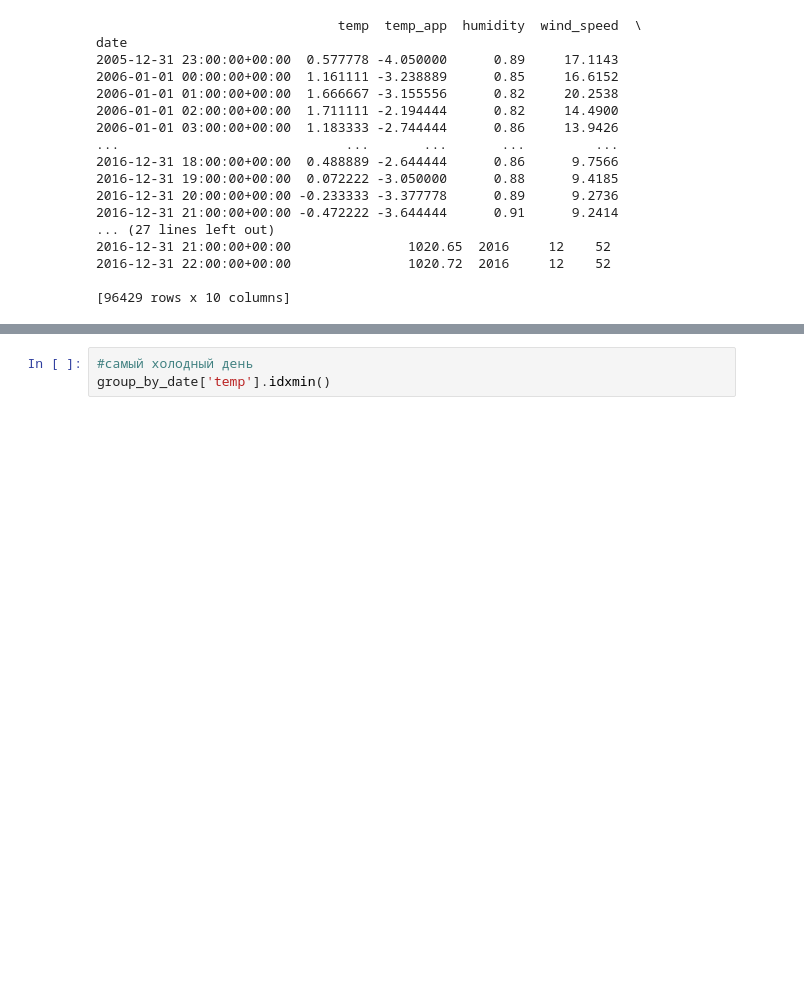
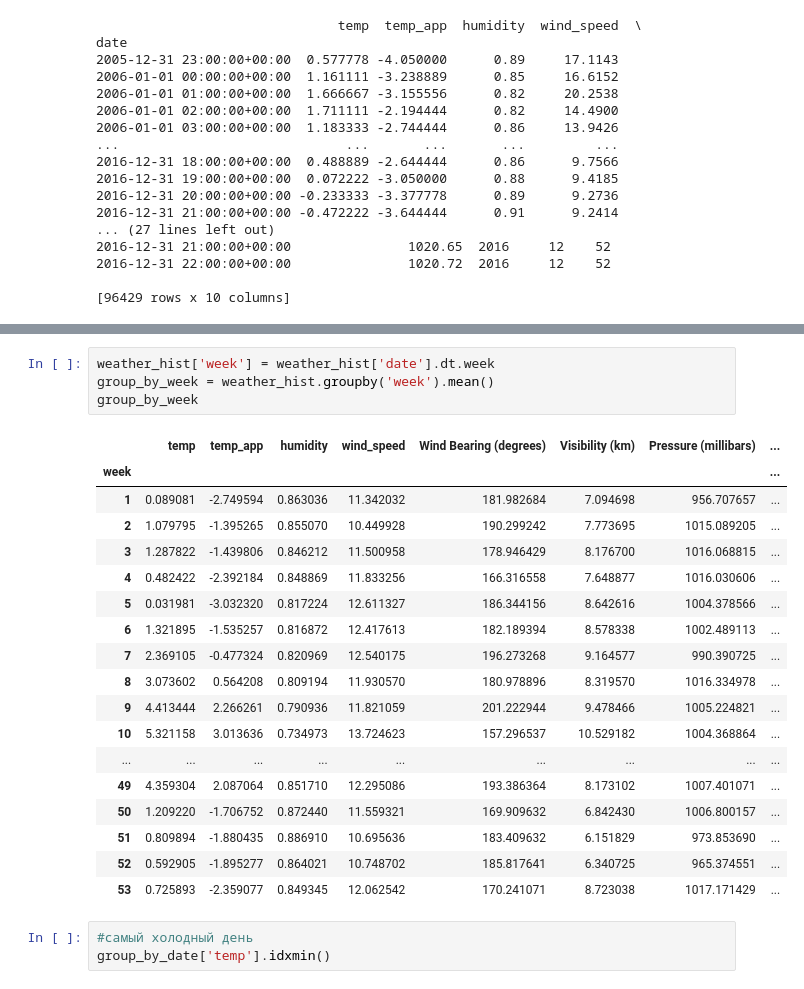
Before and after one commit to MacJei/comp_ling, a Jupyter notebook: ML_hw1.ipynb, the cells around one changed output, grey strips where cells are left out. Saved outputs shown, nothing was run; the diff lists cells and outputs as text; blank space fills up the shorter version.

```diff
--- a/ML_hw1.ipynb
+++ b/ML_hw1.ipynb
@@ -207,3 +251,26 @@ date
+# %%
+weather_hist['week'] = weather_hist['date'].dt.week
+group_by_week = weather_hist.groupby('week').mean()
+group_by_week
+# %% [output]
+|  | temp | temp_app | humidity | wind_speed | Wind Bearing (degrees) | Visibility (km) | Pressure (millibars) | ... |
+| week |  |  |  |  |  |  |  | ... |
+| 1 | 0.089081 | -2.749594 | 0.863036 | 11.342032 | 181.982684 | 7.094698 | 956.707657 | ... |
+| 2 | 1.079795 | -1.395265 | 0.855070 | 10.449928 | 190.299242 | 7.773695 | 1015.089205 | ... |
+| 3 | 1.287822 | -1.439806 | 0.846212 | 11.500958 | 178.946429 | 8.176700 | 1016.068815 | ... |
+| 4 | 0.482422 | -2.392184 | 0.848869 | 11.833256 | 166.316558 | 7.648877 | 1016.030606 | ... |
+| 5 | 0.031981 | -3.032320 | 0.817224 | 12.611327 | 186.344156 | 8.642616 | 1004.378566 | ... |
+| 6 | 1.321895 | -1.535257 | 0.816872 | 12.417613 | 182.189394 | 8.578338 | 1002.489113 | ... |
+| 7 | 2.369105 | -0.477324 | 0.820969 | 12.540175 | 196.273268 | 9.164577 | 990.390725 | ... |
+| 8 | 3.073602 | 0.564208 | 0.809194 | 11.930570 | 180.978896 | 8.319570 | 1016.334978 | ... |
+| 9 | 4.413444 | 2.266261 | 0.790936 | 11.821059 | 201.222944 | 9.478466 | 1005.224821 | ... |
+| 10 | 5.321158 | 3.013636 | 0.734973 | 13.724623 | 157.296537 | 10.529182 | 1004.368864 | ... |
+| ... | ... | ... | ... | ... | ... | ... | ... | ... |
+| 49 | 4.359304 | 2.087064 | 0.851710 | 12.295086 | 193.386364 | 8.173102 | 1007.401071 | ... |
+| 50 | 1.209220 | -1.706752 | 0.872440 | 11.559321 | 169.909632 | 6.842430 | 1006.800157 | ... |
+| 51 | 0.809894 | -1.880435 | 0.886910 | 10.695636 | 183.409632 | 6.151829 | 973.853690 | ... |
+| 52 | 0.592905 | -1.895277 | 0.864021 | 10.748702 | 185.817641 | 6.340725 | 965.374551 | ... |
+| 53 | 0.725893 | -2.359077 | 0.849345 | 12.062542 | 170.241071 | 8.723038 | 1017.171429 | ... |
 # %%
 #самый холодный день
 group_by_date['temp'].idxmin()
```
Also changed, not shown: parts of 8 cells of this notebook.
